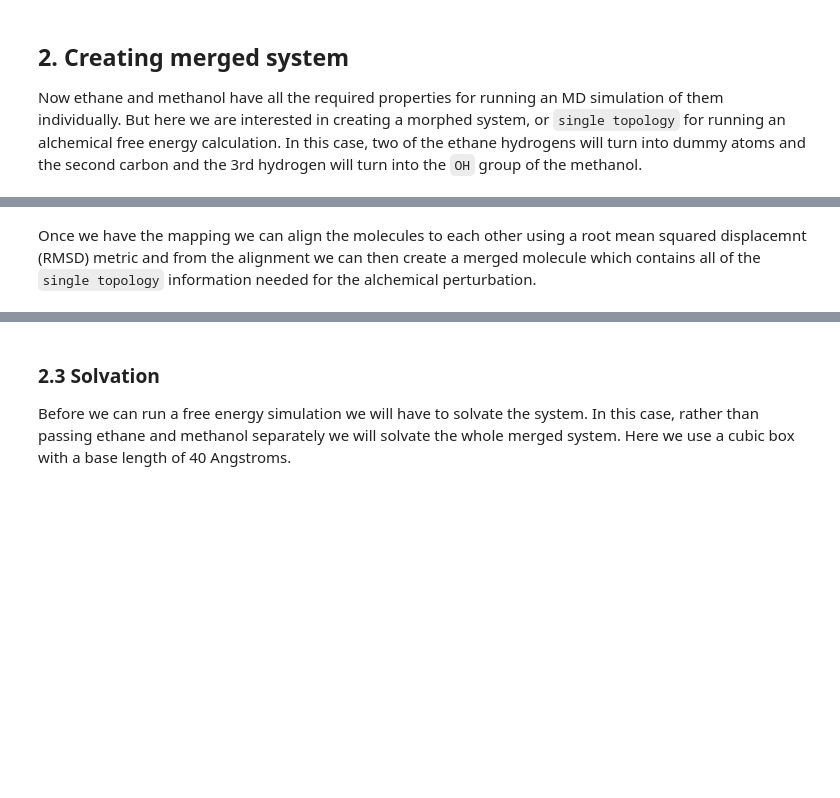
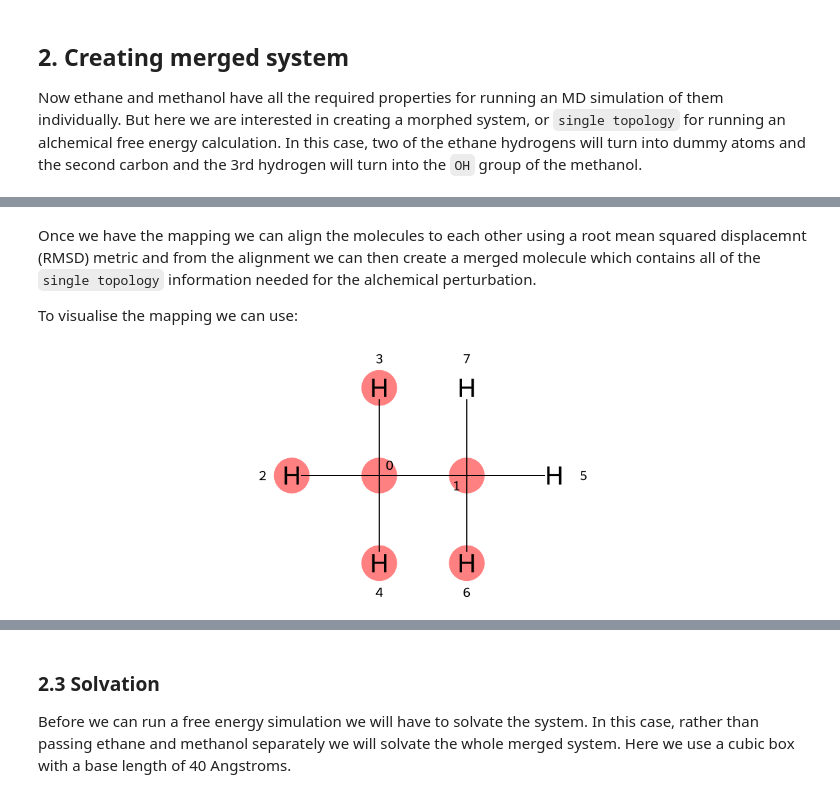
Before and after one commit to CCPBioSim/biosimspace-advanced-simulation, a Jupyter notebook: alchemistry/alchemical_setup.ipynb, the cells around one changed output, grey strips where cells are left out. Cells and saved outputs as stored; diff of their text form; code cells hidden in the pictures; blank space fills up the shorter version.

```diff
--- a/alchemistry/alchemical_setup.ipynb
+++ b/alchemistry/alchemical_setup.ipynb
@@ -96,2 +104,8 @@ print(mapping)
 # %% [markdown]
 Once we have the mapping we can align the molecules to each other using a root mean squared displacemnt (RMSD) metric and from the alignment we can then create a merged molecule which contains all of the `single topology` information needed for the alchemical perturbation.
+
+To visualise the mapping we can use:
+# %%
+BSS.Align.drawMapping(ethane, methanol, mapping)
+# %% [output]
+[figure, added]
```
Also changed, not shown: parts of 21 cells of this notebook.
